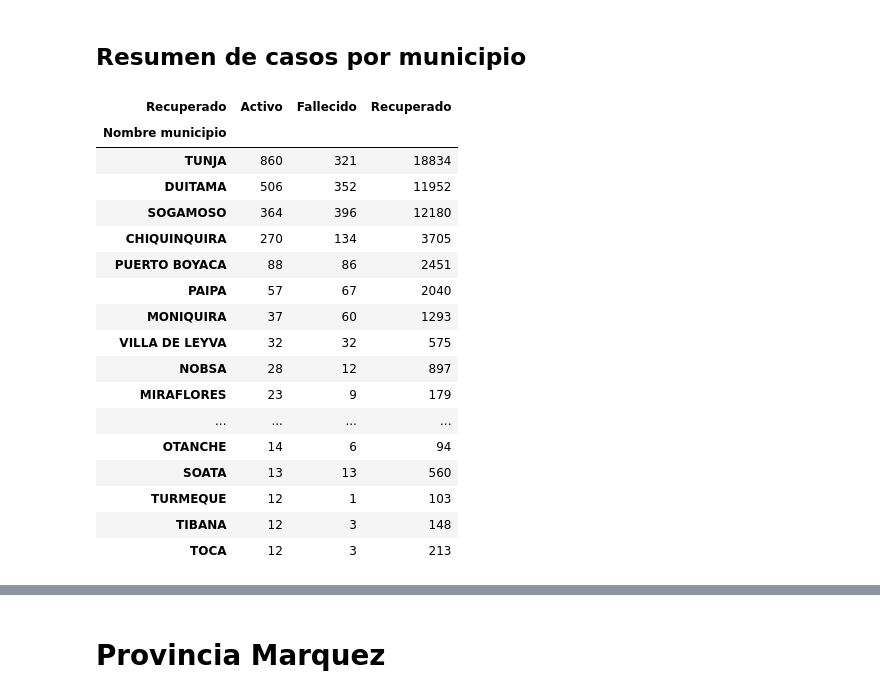
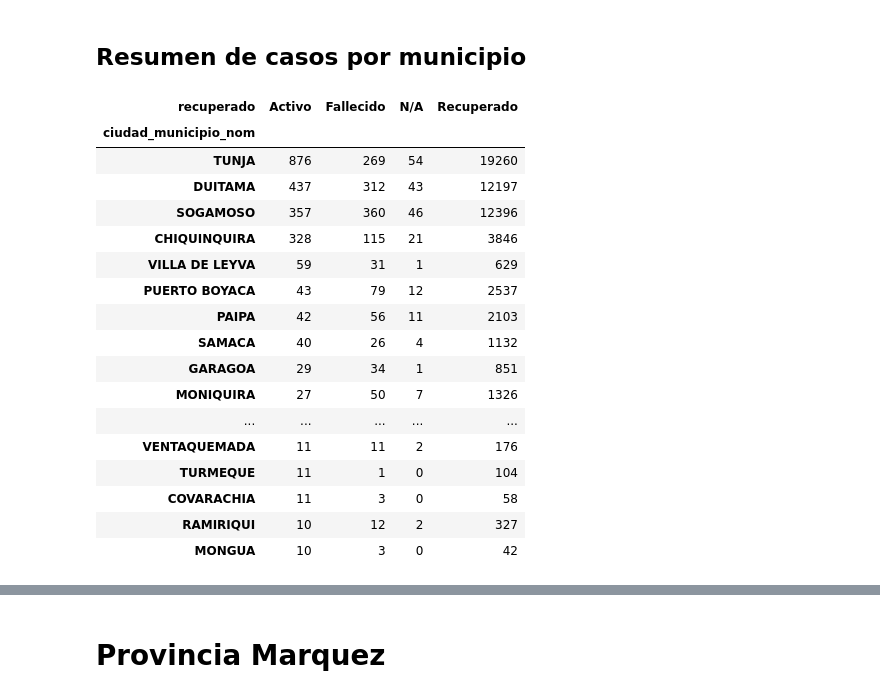
Before and after one commit to JC-AlfonsoR/covid_data_col, a Jupyter notebook: graphics.ipynb, the cells around one changed output, grey strips where cells are left out. Drawn from its saved outputs; the diff is of its cells as text; code cells hidden in the pictures.

Commit message:
Add API to automatically download data

```diff
--- a/graphics.ipynb
+++ b/graphics.ipynb
@@ -5,3 +7,28 @@ import pandas as pd
 import matplotlib.pyplot as plt
 import seaborn as sns
 %matplotlib inline
+# %%
+# Download Data
+
+# Code Snippet taken from
+# https://dev.socrata.com/foundry/www.datos.gov.co/gt2j-8ykr
+#
+# Useful documentation
+# https://dev.socrata.com/docs/filtering.html
+
+# Unauthenticated client only works with public data sets. Note 'None'
+# in place of application token, and no username or password:
+client = Socrata("www.datos.gov.co", None)
+
+# First 2000 results, returned as JSON from API / converted to Python list of
+# dictionaries by sodapy.
+q1 = "departamento=15"
+results = client.get("gt2j-8ykr", where=q1, limit=1000000)
+download_date = datetime.now() # Record date & time of data donwnload
+
+
+# Convert to pandas DataFrame
+results_df = pd.DataFrame.from_records(results)
+
+print("Data download date & time \n", download_date,"\n"*2)
+results_df.info()
@@ -87,31 +139,31 @@ df[df["Recuperado"].isna()]
 # %% [markdown]
 ## Resumen de casos por municipio
 # %%
-resumen = df.pivot_table(index="Nombre municipio", columns="Recuperado", values="ID de caso", aggfunc=np.count_nonzero).fillna(0)
+resumen = df.pivot_table(index="ciudad_municipio_nom", columns="recuperado", values="id_de_caso", aggfunc=np.count_nonzero).fillna(0)
 resumen = resumen.sort_values("Activo", ascending=False)
 #resumen["T"] = resumen.sum(axis=1) # Compute total observations to compare with number of "ID de caso"
 resumen.astype(int).head(20)
 
 # count "ID de caso" to compare with same calculation from the "Recuperado Column"
 #df.groupby("Nombre municipio")["ID de caso"].agg(np.count_nonzero).sort_values(ascending=False)
 # %% [output]
-| Recuperado | Activo | Fallecido | Recuperado |
-| Nombre municipio |  |  |  |
-| TUNJA | 860 | 321 | 18834 |
-| DUITAMA | 506 | 352 | 11952 |
-| SOGAMOSO | 364 | 396 | 12180 |
-| CHIQUINQUIRA | 270 | 134 | 3705 |
-| PUERTO BOYACA | 88 | 86 | 2451 |
-| PAIPA | 57 | 67 | 2040 |
-| MONIQUIRA | 37 | 60 | 1293 |
-| VILLA DE LEYVA | 32 | 32 | 575 |
-| NOBSA | 28 | 12 | 897 |
-| MIRAFLORES | 23 | 9 | 179 |
-| ... | ... | ... | ... |
-| OTANCHE | 14 | 6 | 94 |
-| SOATA | 13 | 13 | 560 |
-| TURMEQUE | 12 | 1 | 103 |
-| TIBANA | 12 | 3 | 148 |
-| TOCA | 12 | 3 | 213 |
+| recuperado | Activo | Fallecido | N/A | Recuperado |
+| ciudad_municipio_nom |  |  |  |  |
+| TUNJA | 876 | 269 | 54 | 19260 |
+| DUITAMA | 437 | 312 | 43 | 12197 |
+| SOGAMOSO | 357 | 360 | 46 | 12396 |
+| CHIQUINQUIRA | 328 | 115 | 21 | 3846 |
+| VILLA DE LEYVA | 59 | 31 | 1 | 629 |
+| PUERTO BOYACA | 43 | 79 | 12 | 2537 |
+| PAIPA | 42 | 56 | 11 | 2103 |
+| SAMACA | 40 | 26 | 4 | 1132 |
+| GARAGOA | 29 | 34 | 1 | 851 |
+| MONIQUIRA | 27 | 50 | 7 | 1326 |
+| ... | ... | ... | ... | ... |
+| VENTAQUEMADA | 11 | 11 | 2 | 176 |
+| TURMEQUE | 11 | 1 | 0 | 104 |
+| COVARACHIA | 11 | 3 | 0 | 58 |
+| RAMIRIQUI | 10 | 12 | 2 | 327 |
+| MONGUA | 10 | 3 | 0 | 42 |
 # %%
 # Generate dummi variables to easily create the time series
```
Also changed, not shown: parts of 9 cells of this notebook.
